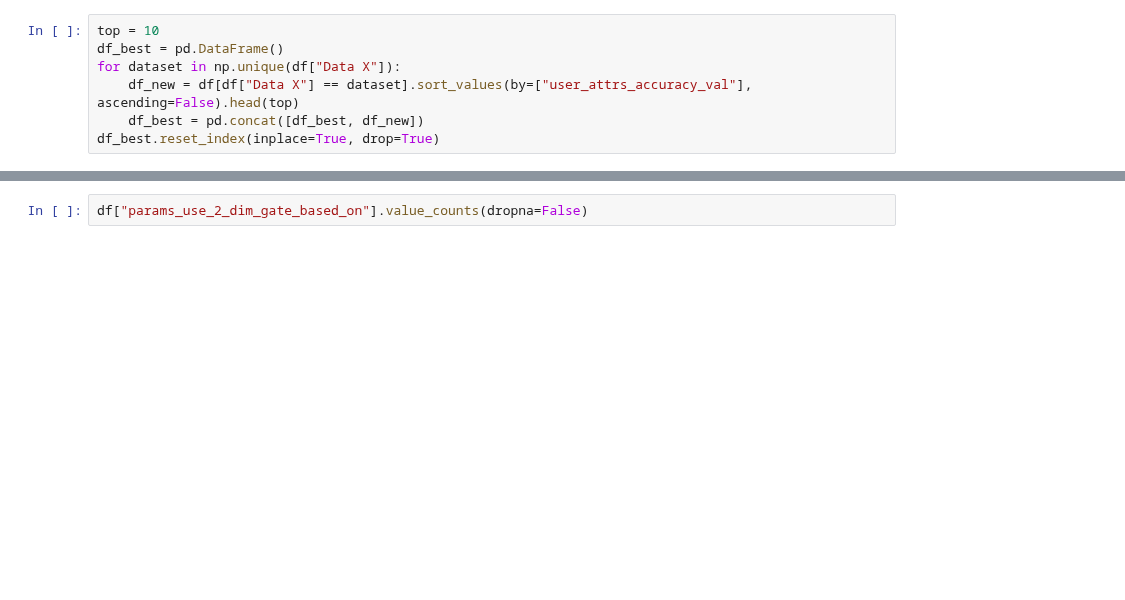
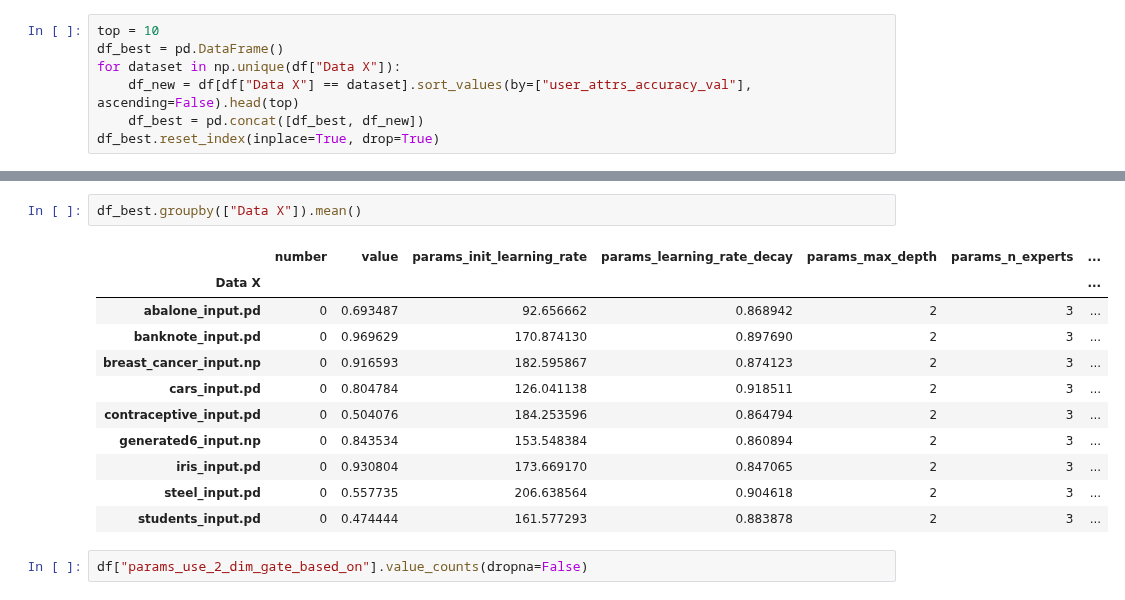
Before and after one commit to simsal0r/mixture-of-decision-trees, a Jupyter notebook: benchmarks/analysis_ex1_hyperparameters.ipynb, the cells around one changed output, grey strips where cells are left out. Saved outputs shown, nothing was run; the diff lists cells and outputs as text; blank space fills up the shorter version.

```diff
--- a/benchmarks/analysis_ex1_hyperparameters.ipynb
+++ b/benchmarks/analysis_ex1_hyperparameters.ipynb
@@ -105,3 +101,17 @@ df.groupby(["Data X"]).mean()
+# %%
+df_best.groupby(["Data X"]).mean()
+# %% [output]
+|  | number | value | params_init_learning_rate | params_learning_rate_decay | params_max_depth | params_n_experts | ... |
+| Data X |  |  |  |  |  |  | ... |
+| abalone_input.pd | 0 | 0.693487 | 92.656662 | 0.868942 | 2 | 3 | ... |
+| banknote_input.pd | 0 | 0.969629 | 170.874130 | 0.897690 | 2 | 3 | ... |
+| breast_cancer_input.np | 0 | 0.916593 | 182.595867 | 0.874123 | 2 | 3 | ... |
+| cars_input.pd | 0 | 0.804784 | 126.041138 | 0.918511 | 2 | 3 | ... |
+| contraceptive_input.pd | 0 | 0.504076 | 184.253596 | 0.864794 | 2 | 3 | ... |
+| generated6_input.np | 0 | 0.843534 | 153.548384 | 0.860894 | 2 | 3 | ... |
+| iris_input.pd | 0 | 0.930804 | 173.669170 | 0.847065 | 2 | 3 | ... |
+| steel_input.pd | 0 | 0.557735 | 206.638564 | 0.904618 | 2 | 3 | ... |
+| students_input.pd | 0 | 0.474444 | 161.577293 | 0.883878 | 2 | 3 | ... |
 # %%
 df["params_use_2_dim_gate_based_on"].value_counts(dropna=False)
 # %% [output]
```
Also changed, not shown: parts of 9 cells of this notebook, 25 other files.
